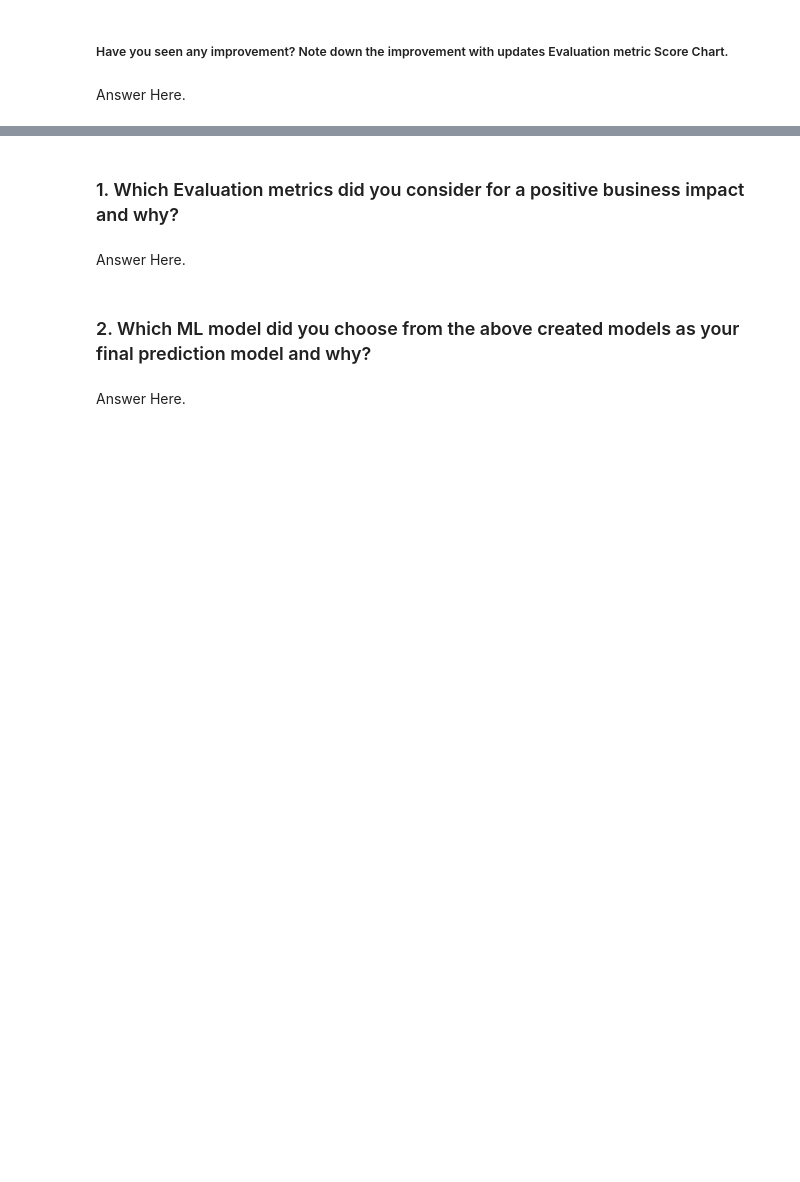
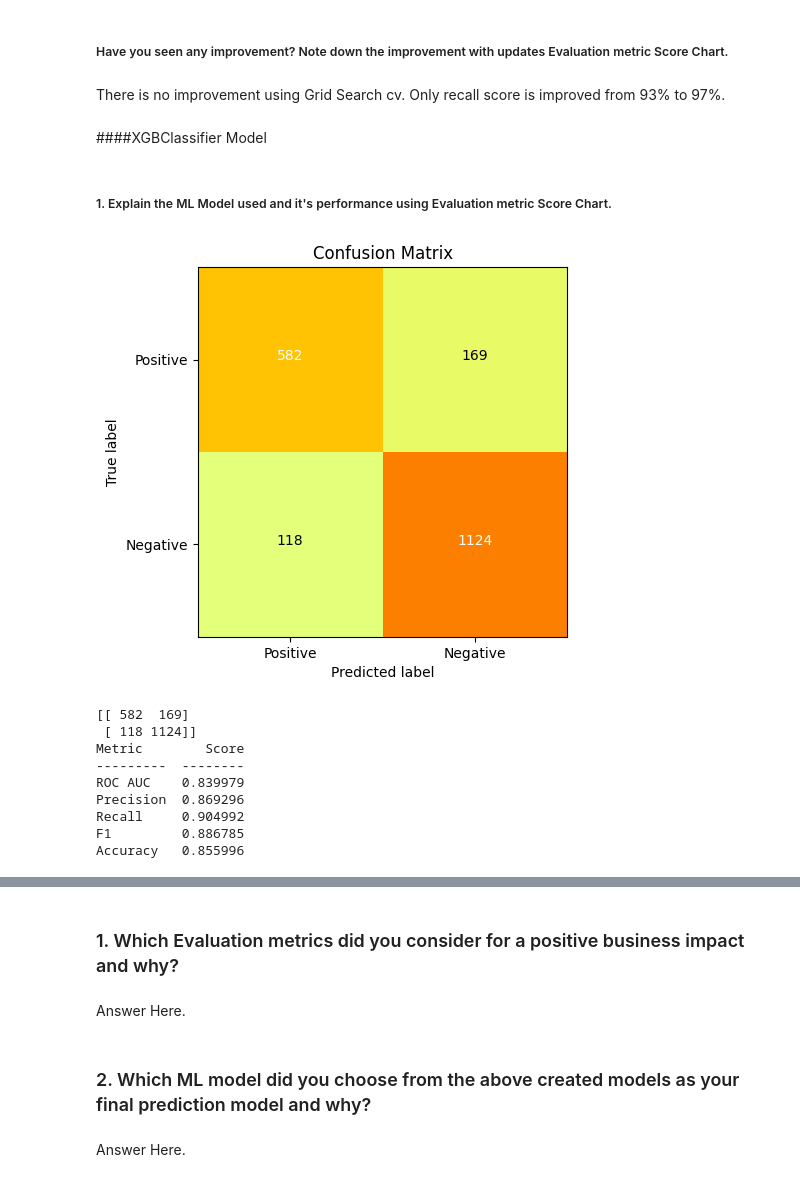
Before and after one commit to 121deepti/Cardiovascular-Risk-Prediction, a Jupyter notebook: Zomato_Restaurant_Clustering_and_Sentiment_Analysis.ipynb, the cells around one changed output, grey strips where cells are left out. Drawn from its saved outputs; the diff is of its cells as text; code cells hidden in the pictures; blank space fills up the shorter version.

```diff
--- a/Zomato_Restaurant_Clustering_and_Sentiment_Analysis.ipynb
+++ b/Zomato_Restaurant_Clustering_and_Sentiment_Analysis.ipynb
@@ -1703,4 +2267,29 @@ Answer Here.
 # %% [markdown]
 ##### Have you seen any improvement? Note down the improvement with updates Evaluation metric Score Chart.
-# %% [markdown]
-Answer Here.
+# %% [markdown]
+There is no improvement using Grid Search cv. Only recall score is improved from 93% to 97%.
+# %% [markdown]
+####XGBClassifier Model
+# %%
+# ML Model - 4 Implementation
+#XgBoost
+from xgboost import XGBClassifier
+
+#create the model
+xgb = XGBClassifier()
+# %% [markdown]
+##### 1. Explain the ML Model used and it's performance using Evaluation metric Score Chart.
+# %%
+# Visualizing evaluation Metric Score chart
+print_table(xgb, X_train, y_train, X_test, y_test)
+# %% [output]
+[figure, added]
+[[ 582  169]
+ [ 118 1124]]
+Metric        Score
+---------  --------
+ROC AUC    0.839979
+Precision  0.869296
+Recall     0.904992
+F1         0.886785
+Accuracy   0.855996
```
Also changed, not shown: parts of 94 cells of this notebook.
